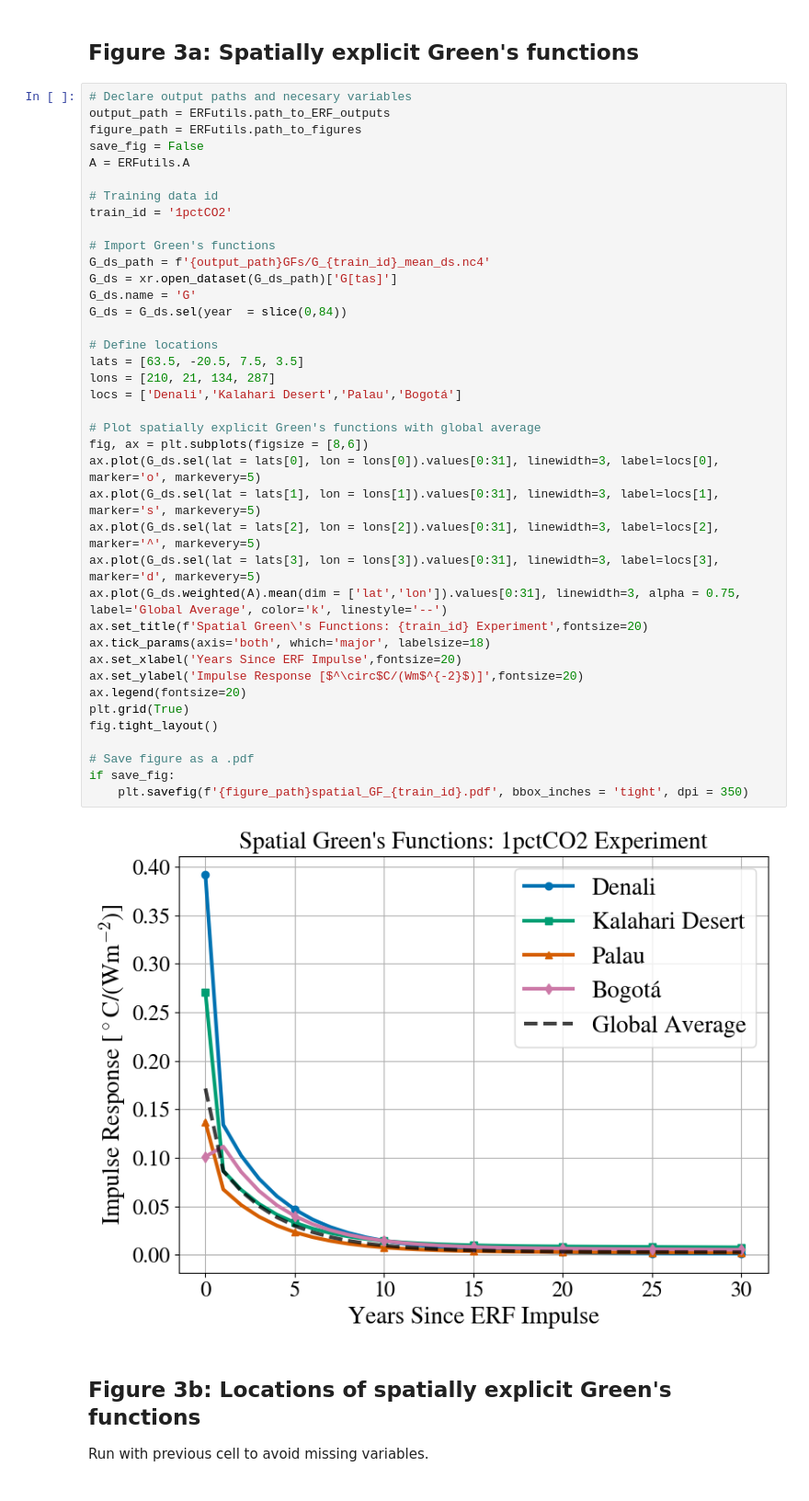
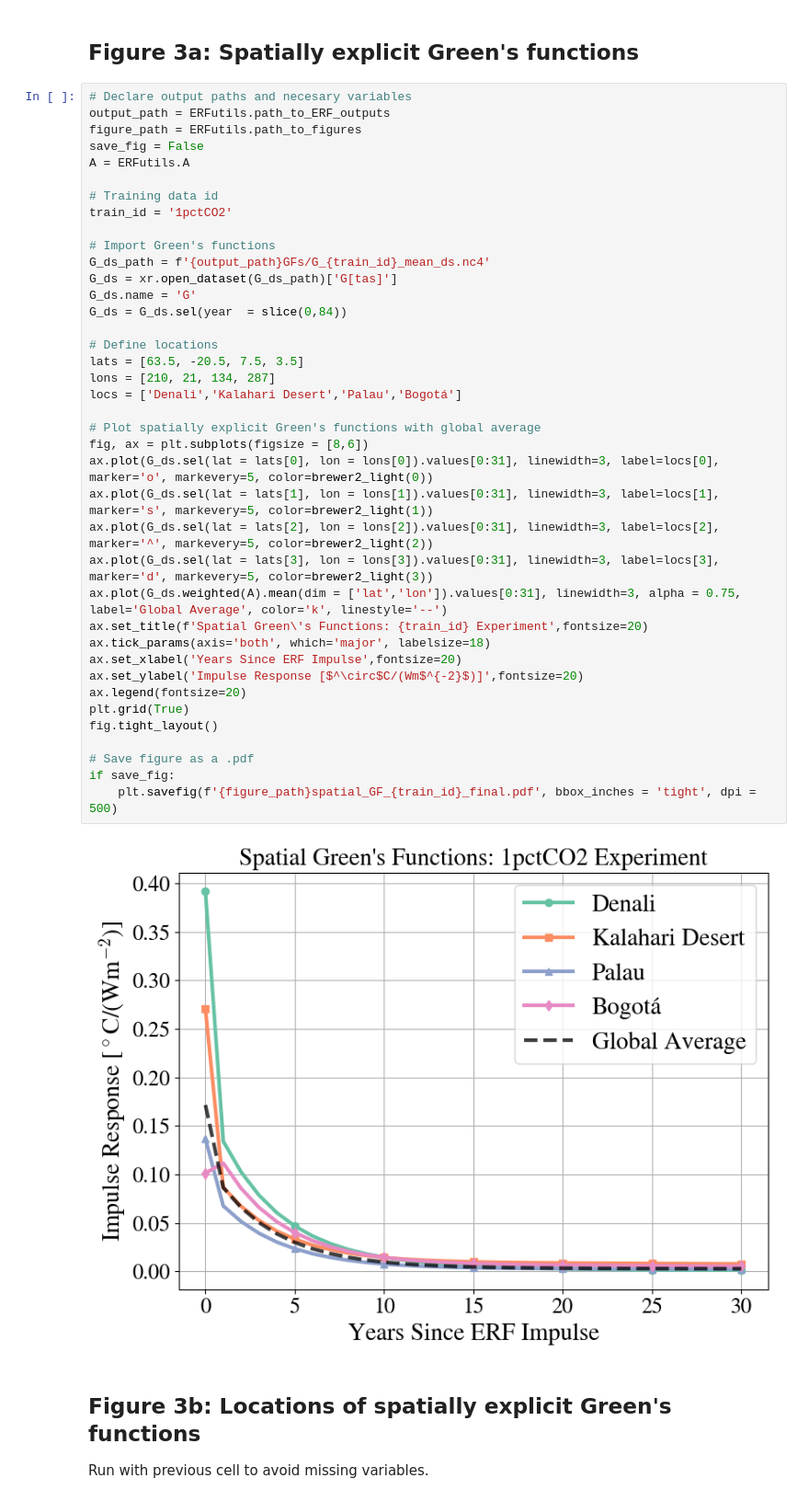
Before and after one commit to cbwomack/ERF_Greens, a Jupyter notebook: ERF_Emulator/3_paper_plots.ipynb, the cells around one changed output. Shown at 92% size. Cells and saved outputs as stored; diff of their text form.

```diff
--- a/ERF_Emulator/3_paper_plots.ipynb
+++ b/ERF_Emulator/3_paper_plots.ipynb
@@ -111,39 +110,39 @@ save_fig = False
 A = ERFutils.A
 
 # Training data id
 train_id = '1pctCO2'
 
 # Import Green's functions
 G_ds_path = f'{output_path}GFs/G_{train_id}_mean_ds.nc4'
 G_ds = xr.open_dataset(G_ds_path)['G[tas]']
 G_ds.name = 'G'
 G_ds = G_ds.sel(year  = slice(0,84))
 
 # Define locations
 lats = [63.5, -20.5, 7.5, 3.5]
 lons = [210, 21, 134, 287]
 locs = ['Denali','Kalahari Desert','Palau','Bogotá']
 
 # Plot spatially explicit Green's functions with global average
 fig, ax = plt.subplots(figsize = [8,6])
-ax.plot(G_ds.sel(lat = lats[0], lon = lons[0]).values[0:31], linewidth=3, label=locs[0], marker='o', markevery=5)
-ax.plot(G_ds.sel(lat = lats[1], lon = lons[1]).values[0:31], linewidth=3, label=locs[1], marker='s', markevery=5)
-ax.plot(G_ds.sel(lat = lats[2], lon = lons[2]).values[0:31], linewidth=3, label=locs[2], marker='^', markevery=5)
-ax.plot(G_ds.sel(lat = lats[3], lon = lons[3]).values[0:31], linewidth=3, label=locs[3], marker='d', markevery=5)
+ax.plot(G_ds.sel(lat = lats[0], lon = lons[0]).values[0:31], linewidth=3, label=locs[0], marker='o', markevery=5, color=brewer2_light(0))
+ax.plot(G_ds.sel(lat = lats[1], lon = lons[1]).values[0:31], linewidth=3, label=locs[1], marker='s', markevery=5, color=brewer2_light(1))
+ax.plot(G_ds.sel(lat = lats[2], lon = lons[2]).values[0:31], linewidth=3, label=locs[2], marker='^', markevery=5, color=brewer2_light(2))
+ax.plot(G_ds.sel(lat = lats[3], lon = lons[3]).values[0:31], linewidth=3, label=locs[3], marker='d', markevery=5, color=brewer2_light(3))
 ax.plot(G_ds.weighted(A).mean(dim = ['lat','lon']).values[0:31], linewidth=3, alpha = 0.75, label='Global Average', color='k', linestyle='--')
 ax.set_title(f'Spatial Green\'s Functions: {train_id} Experiment',fontsize=20)
 ax.tick_params(axis='both', which='major', labelsize=18)
 ax.set_xlabel('Years Since ERF Impulse',fontsize=20)
 ax.set_ylabel('Impulse Response [$^\circ$C/(Wm$^{-2}$)]',fontsize=20)
 ax.legend(fontsize=20)
 plt.grid(True)
 fig.tight_layout()
 
 # Save figure as a .pdf
 if save_fig:
-    plt.savefig(f'{figure_path}spatial_GF_{train_id}.pdf', bbox_inches = 'tight', dpi = 350)
+    plt.savefig(f'{figure_path}spatial_GF_{train_id}_final.pdf', bbox_inches = 'tight', dpi = 500)
 # %% [output]
-[figure, old version]
+[figure, new version]
 # %% [markdown]
 ## Figure 3b: Locations of spatially explicit Green's functions
 Run with previous cell to avoid missing variables.
```
Also changed, not shown: parts of 8 cells of this notebook, 32 other files.
